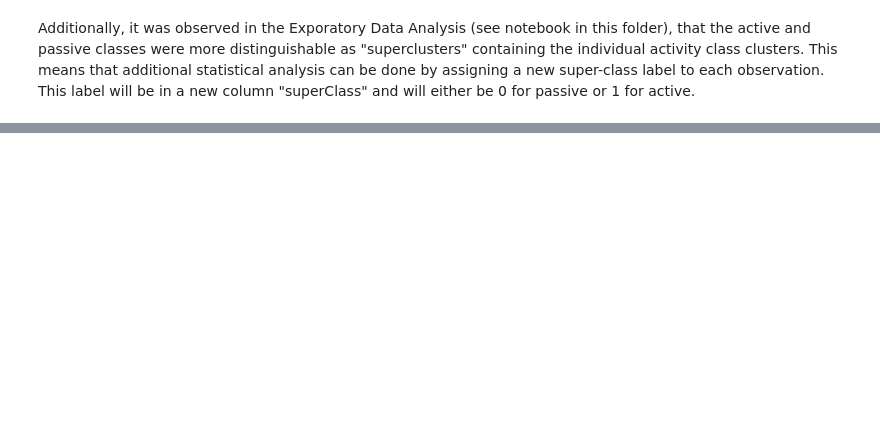
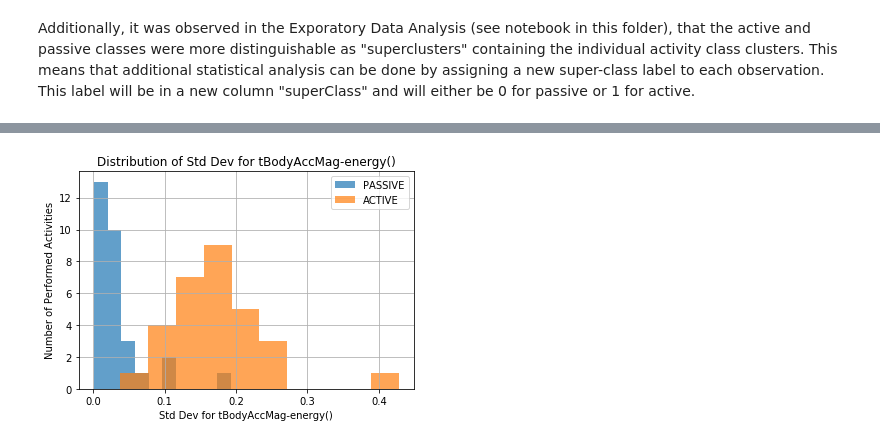
Before and after one commit to s-weisenberg/Data-Science-Projects, a Jupyter notebook: Capstone_Project_2/notebooks/Statistical_Analysis.ipynb, the cells around one changed output, grey strips where cells are left out. Cells and saved outputs as stored; diff of their text form; code cells hidden in the pictures; blank space fills up the shorter version.

```diff
--- a/Capstone_Project_2/notebooks/Statistical_Analysis.ipynb
+++ b/Capstone_Project_2/notebooks/Statistical_Analysis.ipynb
@@ -223,0 +196,10 @@ plot_superClass_feature(feature, subject)
+# %%
+superClass_df_stds.loc[0]['tBodyAccMag-energy()'].hist(label='PASSIVE', alpha=0.7)
+superClass_df_stds.loc[1]['tBodyAccMag-energy()'].hist(label='ACTIVE', alpha=0.7)
+plt.title('Distribution of Std Dev for tBodyAccMag-energy()')
+plt.xlabel('Std Dev for tBodyAccMag-energy()')
+plt.ylabel('Number of Performed Activities')
+plt.legend()
+plt.show()
+# %% [output]
+[figure, added]
```
Also changed, not shown: parts of 25 cells of this notebook.
